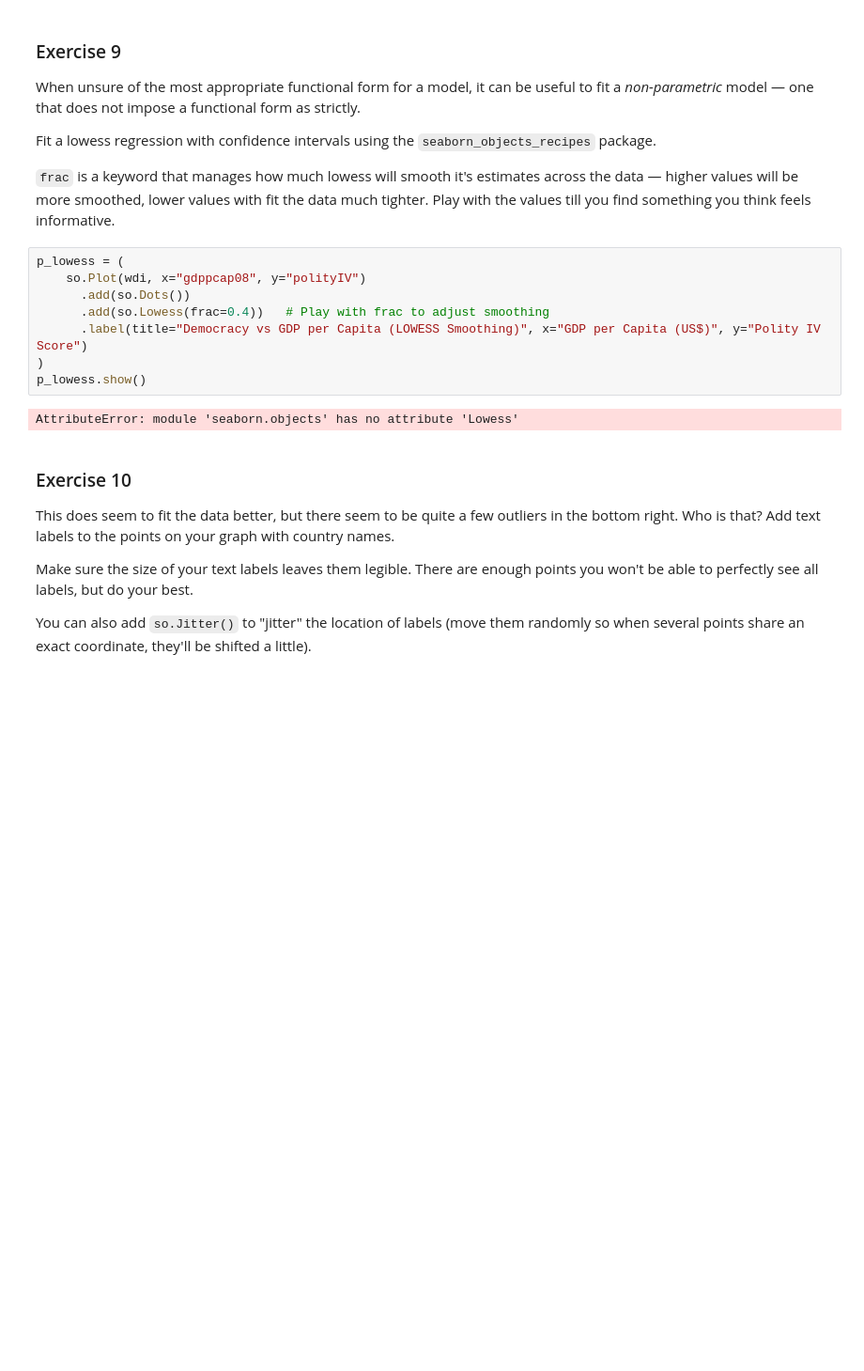
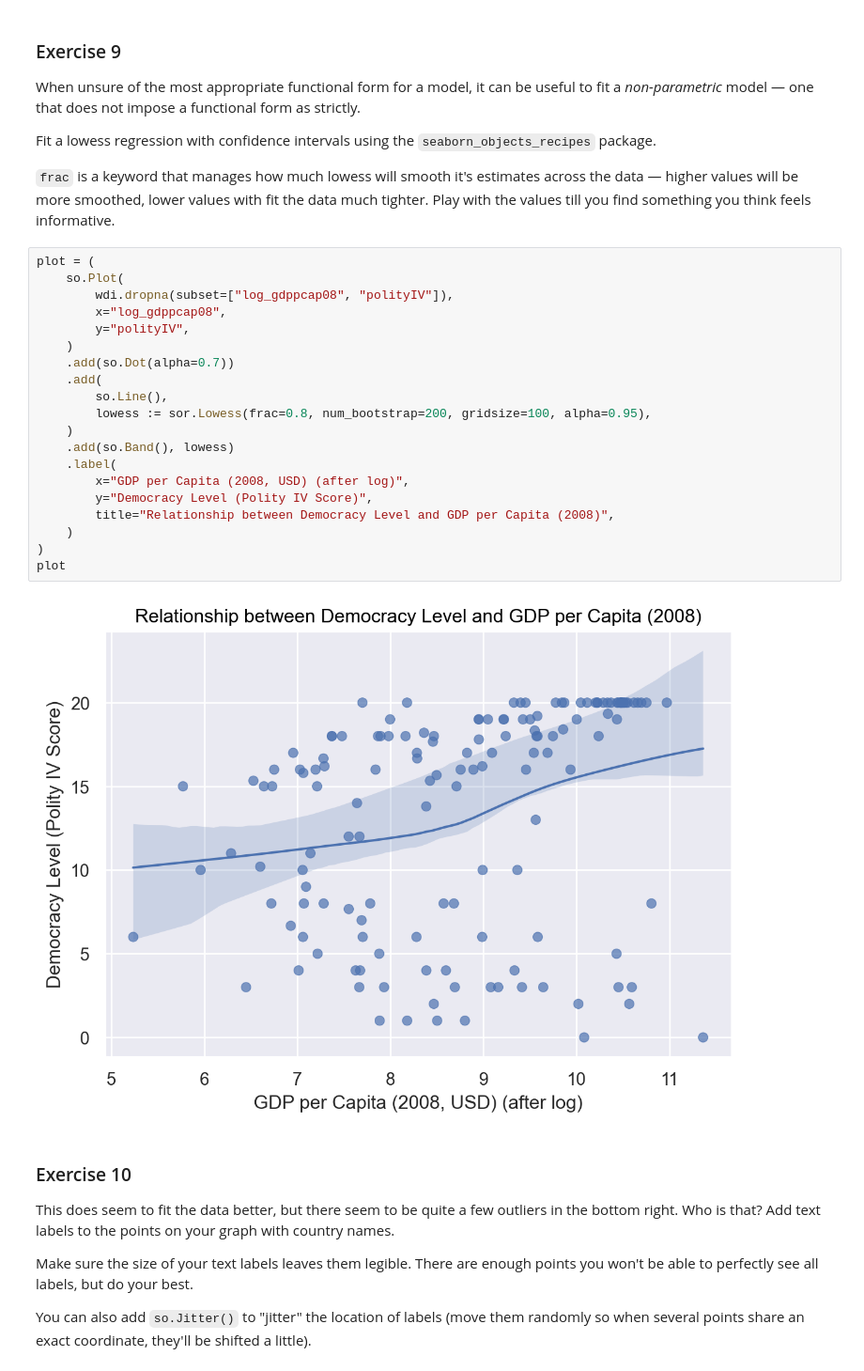
Before and after one commit to mbadu1/Oct7Ex, a Jupyter notebook: exercise_plotting_part2.ipynb, the cells around one changed output. Shown at 94% size. Drawn from its saved outputs; the diff is of its cells as text; blank space fills up the shorter version.

```diff
--- a/exercise_plotting_part2.ipynb
+++ b/exercise_plotting_part2.ipynb
@@ -148,16 +179,28 @@ When unsure of the most appropriate functional form for a model, it can be usefu
 Fit a lowess regression with confidence intervals using the `seaborn_objects_recipes` package.
 
 `frac` is a keyword that manages how much lowess will smooth it's estimates across the data — higher values will be more smoothed, lower values with fit the data much tighter. Play with the values till you find something you think feels informative.
-# %%
-p_lowess = (
-    so.Plot(wdi, x="gdppcap08", y="polityIV")
-      .add(so.Dots())
-      .add(so.Lowess(frac=0.4))   # Play with frac to adjust smoothing
-      .label(title="Democracy vs GDP per Capita (LOWESS Smoothing)", x="GDP per Capita (US$)", y="Polity IV Score")
-)
-p_lowess.show()
-# %% [output]
-AttributeError: module 'seaborn.objects' has no attribute 'Lowess'
+# %%
+plot = (
+    so.Plot(
+        wdi.dropna(subset=["log_gdppcap08", "polityIV"]),
+        x="log_gdppcap08",
+        y="polityIV",
+    )
+    .add(so.Dot(alpha=0.7))
+    .add(
+        so.Line(),
+        lowess := sor.Lowess(frac=0.8, num_bootstrap=200, gridsize=100, alpha=0.95),
+    )
+    .add(so.Band(), lowess)
+    .label(
+        x="GDP per Capita (2008, USD) (after log)",
+        y="Democracy Level (Polity IV Score)",
+        title="Relationship between Democracy Level and GDP per Capita (2008)",
+    )
+)
+plot
+# %% [output]
+[figure, added]
 # %% [markdown]
 ### Exercise 10
 
```
Also changed, not shown: parts of 13 cells of this notebook.
